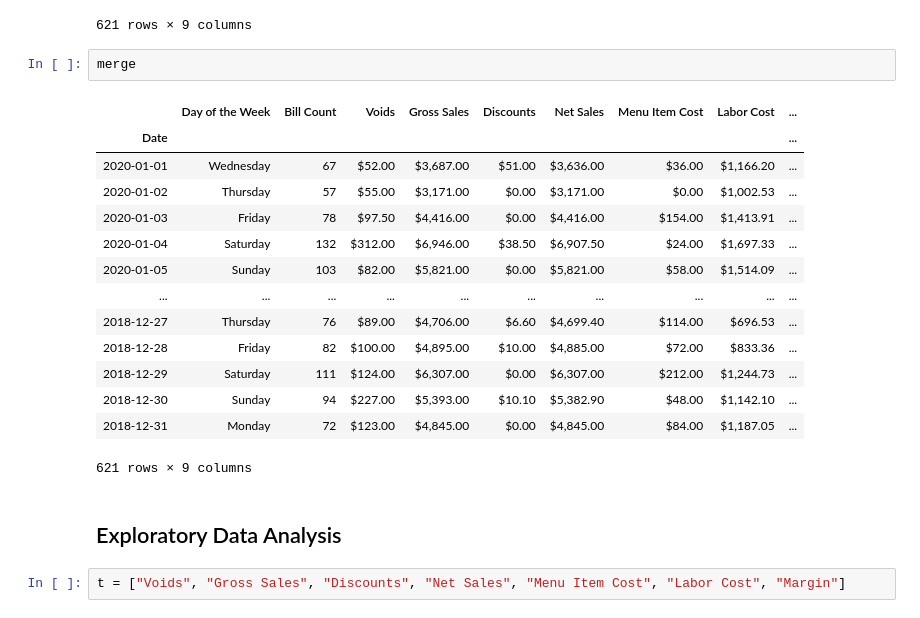
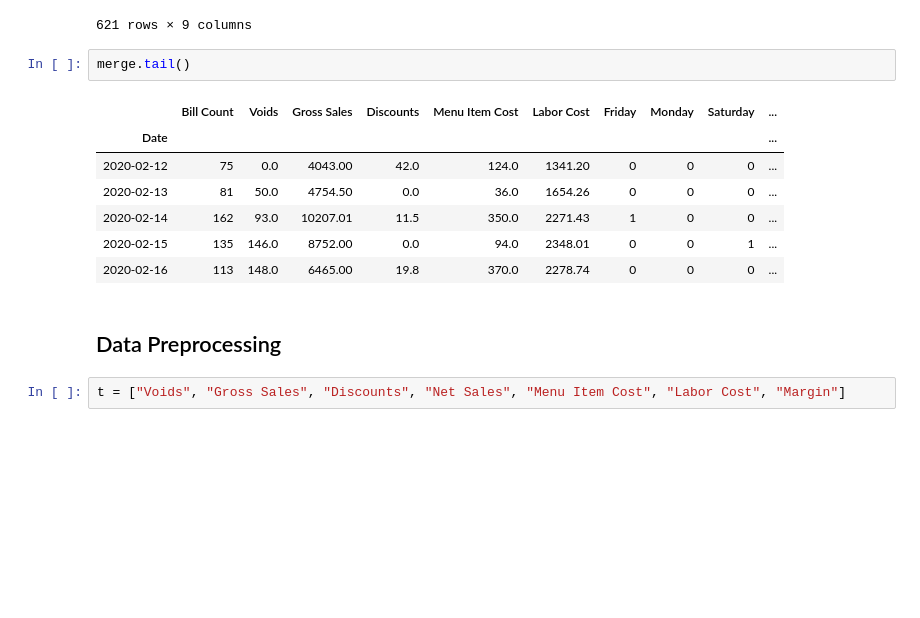
Before and after one commit to amyfbear/capstone_project, a Jupyter notebook: Main_Capstone_in_sample.ipynb, the cells around one changed output. Cells and saved outputs as stored; diff of their text form; blank space fills up the shorter version.

```diff
--- a/Main_Capstone_in_sample.ipynb
+++ b/Main_Capstone_in_sample.ipynb
@@ -77,24 +77,17 @@ merge
 | 2018-12-31 | Monday | 72 | $123.00 | $4,845.00 | $0.00 | $4,845.00 | $84.00 | $1,187.05 | ... |
 621 rows × 9 columns
 # %%
-merge
+merge.tail()
 # %% [output]
-|  | Day of the Week | Bill Count | Voids | Gross Sales | Discounts | Net Sales | Menu Item Cost | Labor Cost | ... |
-| Date |  |  |  |  |  |  |  |  | ... |
-| 2020-01-01 | Wednesday | 67 | $52.00 | $3,687.00 | $51.00 | $3,636.00 | $36.00 | $1,166.20 | ... |
-| 2020-01-02 | Thursday | 57 | $55.00 | $3,171.00 | $0.00 | $3,171.00 | $0.00 | $1,002.53 | ... |
-| 2020-01-03 | Friday | 78 | $97.50 | $4,416.00 | $0.00 | $4,416.00 | $154.00 | $1,413.91 | ... |
-| 2020-01-04 | Saturday | 132 | $312.00 | $6,946.00 | $38.50 | $6,907.50 | $24.00 | $1,697.33 | ... |
-| 2020-01-05 | Sunday | 103 | $82.00 | $5,821.00 | $0.00 | $5,821.00 | $58.00 | $1,514.09 | ... |
-| ... | ... | ... | ... | ... | ... | ... | ... | ... | ... |
-| 2018-12-27 | Thursday | 76 | $89.00 | $4,706.00 | $6.60 | $4,699.40 | $114.00 | $696.53 | ... |
-| 2018-12-28 | Friday | 82 | $100.00 | $4,895.00 | $10.00 | $4,885.00 | $72.00 | $833.36 | ... |
-| 2018-12-29 | Saturday | 111 | $124.00 | $6,307.00 | $0.00 | $6,307.00 | $212.00 | $1,244.73 | ... |
-| 2018-12-30 | Sunday | 94 | $227.00 | $5,393.00 | $10.10 | $5,382.90 | $48.00 | $1,142.10 | ... |
-| 2018-12-31 | Monday | 72 | $123.00 | $4,845.00 | $0.00 | $4,845.00 | $84.00 | $1,187.05 | ... |
+|  | Bill Count | Voids | Gross Sales | Discounts | Menu Item Cost | Labor Cost | Friday | Monday | Saturday | ... |
+| Date |  |  |  |  |  |  |  |  |  | ... |
+| 2020-02-12 | 75 | 0.0 | 4043.00 | 42.0 | 124.0 | 1341.20 | 0 | 0 | 0 | ... |
+| 2020-02-13 | 81 | 50.0 | 4754.50 | 0.0 | 36.0 | 1654.26 | 0 | 0 | 0 | ... |
+| 2020-02-14 | 162 | 93.0 | 10207.01 | 11.5 | 350.0 | 2271.43 | 1 | 0 | 0 | ... |
+| 2020-02-15 | 135 | 146.0 | 8752.00 | 0.0 | 94.0 | 2348.01 | 0 | 0 | 1 | ... |
+| 2020-02-16 | 113 | 148.0 | 6465.00 | 19.8 | 370.0 | 2278.74 | 0 | 0 | 0 | ... |
-621 rows × 9 columns
 # %% [markdown]
-## Exploratory Data Analysis
+## Data Preprocessing
 # %%
 t = ["Voids", "Gross Sales", "Discounts", "Net Sales", "Menu Item Cost", "Labor Cost", "Margin"]
 # %%
```
Also changed, not shown: parts of 11 cells of this notebook.
